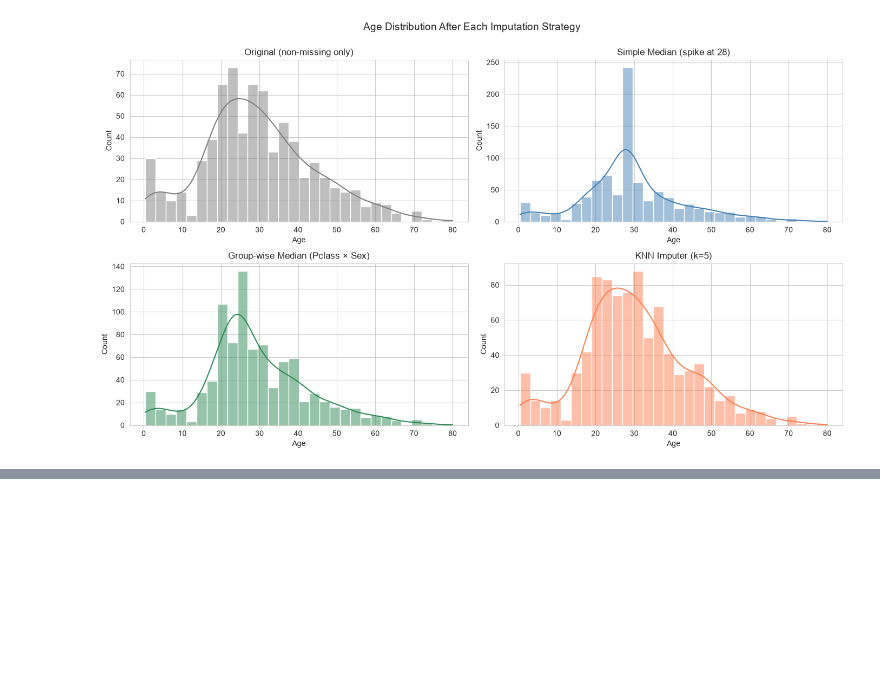
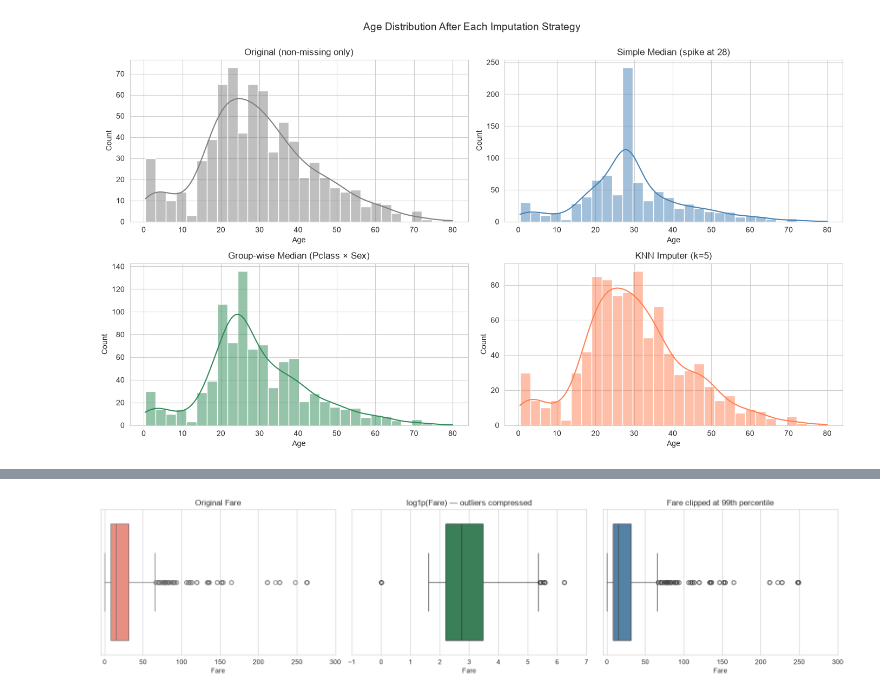
Before and after one commit to elnaz002/ai-learning-journey, a Jupyter notebook: 02-preprocessing/01-missing-outliers.ipynb, the cells around one changed output, grey strips where cells are left out. Drawn from its saved outputs; the diff is of its cells as text; code cells hidden in the pictures; blank space fills up the shorter version.

```diff
--- a/02-preprocessing/01-missing-outliers.ipynb
+++ b/02-preprocessing/01-missing-outliers.ipynb
@@ -221,0 +331,23 @@ plt.show()
+# %%
+fig, axes = plt.subplots(1, 3, figsize=(16, 4))
+
+# Original
+sns.boxplot(x=df["Fare"], ax=axes[0], color="salmon")
+axes[0].set_title("Original Fare")
+axes[0].set_xlim(-5, 300)
+
+# After log transform
+sns.boxplot(x=np.log1p(df["Fare"]), ax=axes[1], color="seagreen")
+axes[1].set_title("log1p(Fare) — outliers compressed")
+axes[1].set_xlim(-1, 7)
+
+# After clipping at 99th percentile (alternative)
+fare_capped = df["Fare"].clip(upper=df["Fare"].quantile(0.99))
+sns.boxplot(x=fare_capped, ax=axes[2], color="steelblue")
+axes[2].set_title("Fare clipped at 99th percentile")
+axes[2].set_xlim(-5, 300)
+
+plt.tight_layout()
+plt.show()
+# %% [output]
+[figure, added]
```
Also changed, not shown: parts of 8 cells of this notebook, 1 other file.
